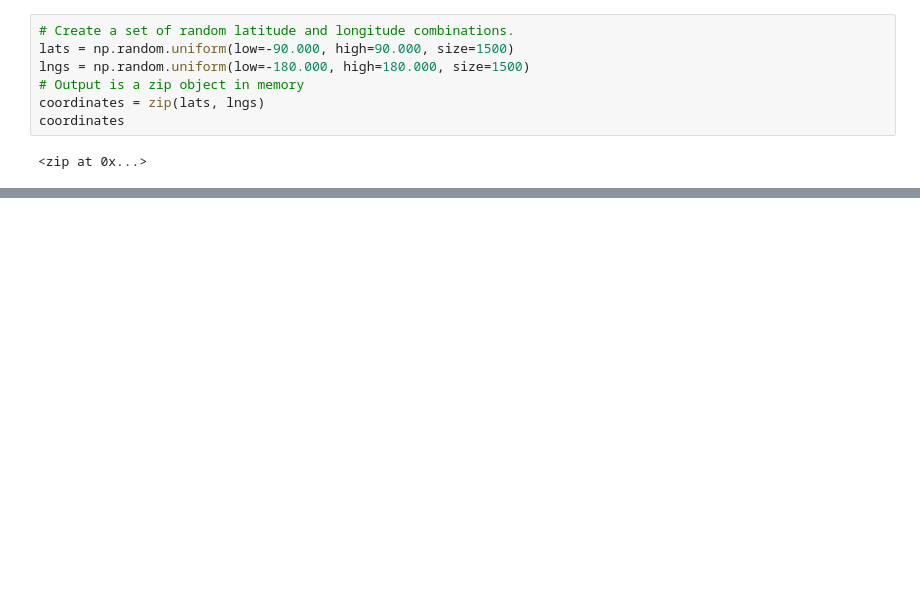
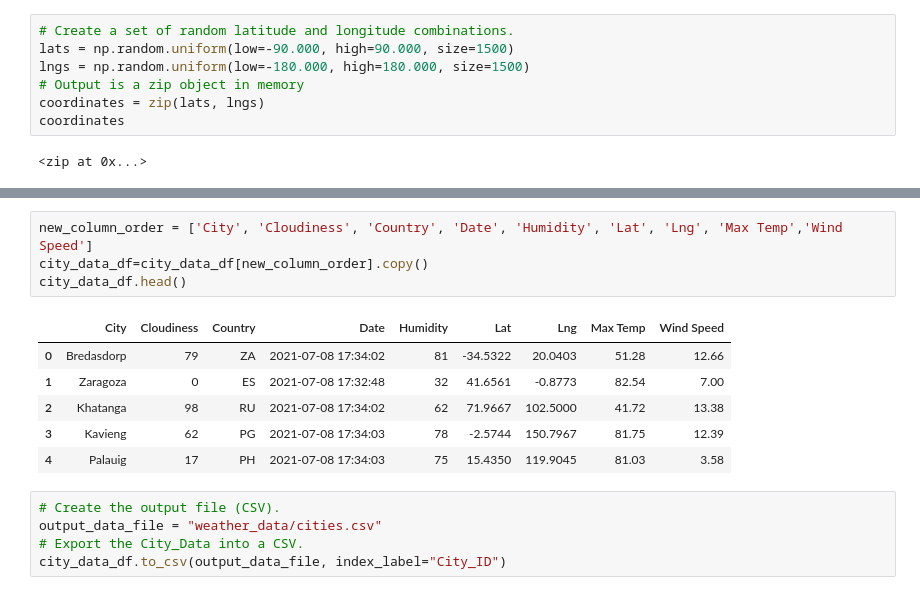
Before and after one commit to awelsh615/World_Weather_Analysis, a Jupyter notebook: WeatherPy.ipynb, the cells around one changed output, grey strips where cells are left out. Cells and saved outputs as stored; diff of their text form; blank space fills up the shorter version.

```diff
--- a/WeatherPy.ipynb
+++ b/WeatherPy.ipynb
@@ -31,0 +141,16 @@ len(cities)
+# %%
+new_column_order = ['City', 'Cloudiness', 'Country', 'Date', 'Humidity', 'Lat', 'Lng', 'Max Temp','Wind Speed']
+city_data_df=city_data_df[new_column_order].copy()
+city_data_df.head()
+# %% [output]
+|  | City | Cloudiness | Country | Date | Humidity | Lat | Lng | Max Temp | Wind Speed |
+| 0 | Bredasdorp | 79 | ZA | 2021-07-08 17:34:02 | 81 | -34.5322 | 20.0403 | 51.28 | 12.66 |
+| 1 | Zaragoza | 0 | ES | 2021-07-08 17:32:48 | 32 | 41.6561 | -0.8773 | 82.54 | 7.00 |
+| 2 | Khatanga | 98 | RU | 2021-07-08 17:34:02 | 62 | 71.9667 | 102.5000 | 41.72 | 13.38 |
+| 3 | Kavieng | 62 | PG | 2021-07-08 17:34:03 | 78 | -2.5744 | 150.7967 | 81.75 | 12.39 |
+| 4 | Palauig | 17 | PH | 2021-07-08 17:34:03 | 75 | 15.4350 | 119.9045 | 81.03 | 3.58 |
+# %%
+# Create the output file (CSV).
+output_data_file = "weather_data/cities.csv"
+# Export the City_Data into a CSV.
+city_data_df.to_csv(output_data_file, index_label="City_ID")
```
Also changed, not shown: parts of 6 cells of this notebook, 3 other files.
